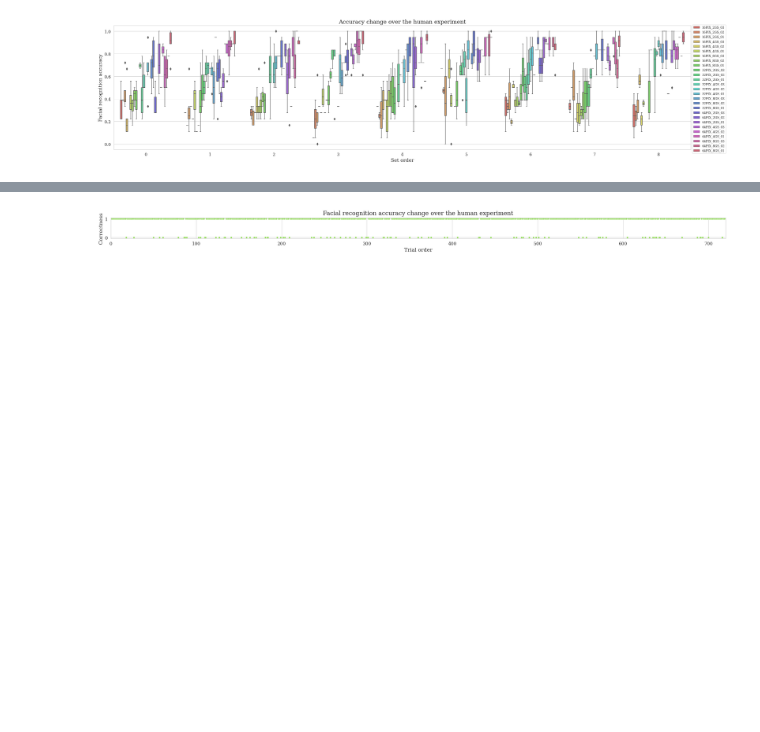
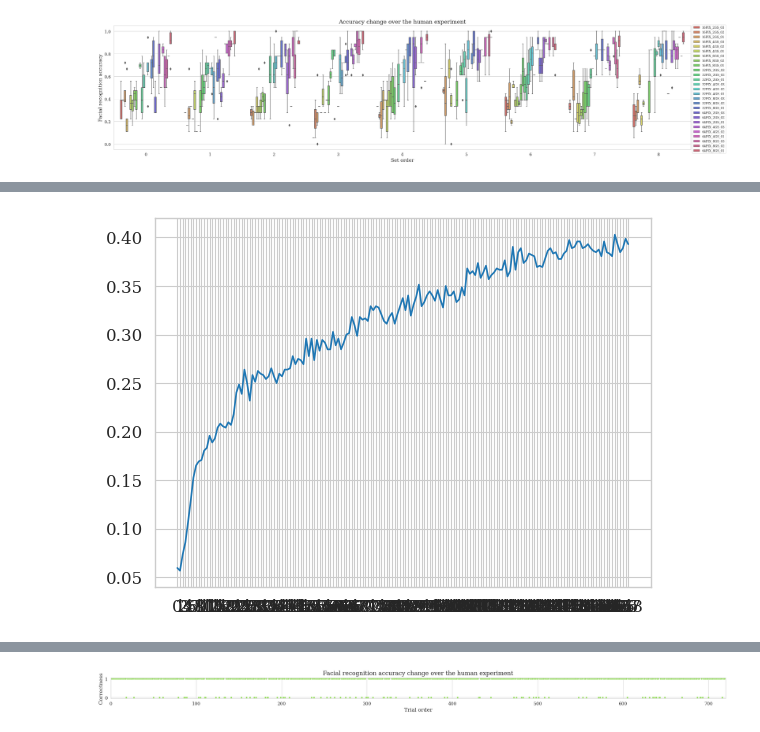
Before and after one commit to namin-an/BionicEye, a Jupyter notebook: Notebooks/Visualization.ipynb, the cells around one changed output, grey strips where cells are left out. Drawn from its saved outputs; the diff is of its cells as text; code cells hidden in the pictures; blank space fills up the shorter version.

```diff
--- a/Notebooks/Visualization.ipynb
+++ b/Notebooks/Visualization.ipynb
@@ -344,0 +372,8 @@ plt.show()
+# %%
+# Draw coorectness
+sns.set_context("paper", rc={"axes.titlesize":16,"axes.labelsize":14, "xtick.labelsize":12, "ytick.labelsize":12})
+
+plt.plot(correctness_df.mean(axis=0))
+plt.show()
+# %% [output]
+[figure, added]
```
Also changed, not shown: parts of 11 cells of this notebook.
